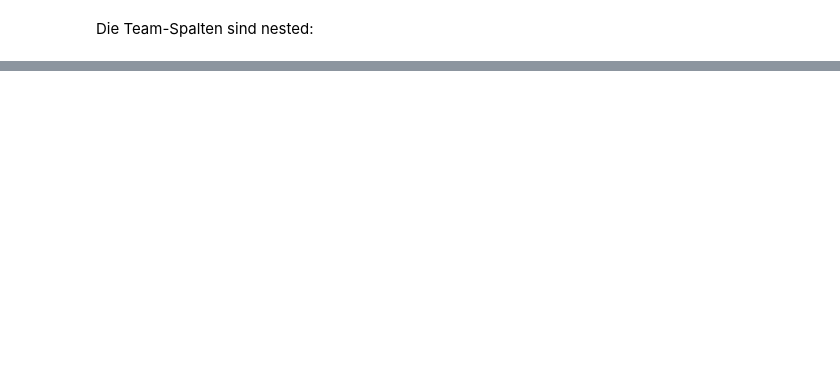
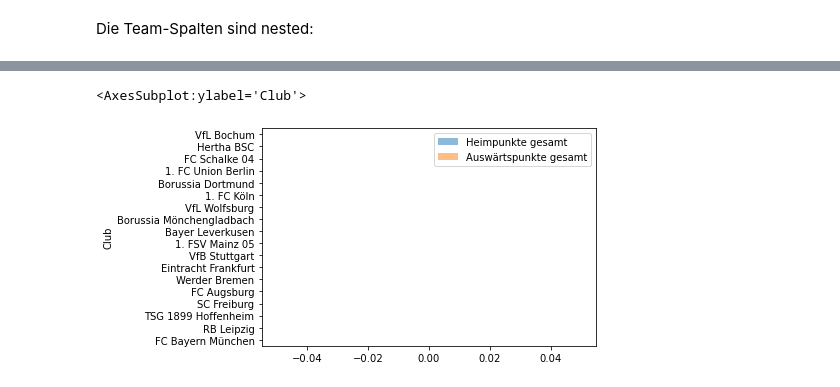
Before and after one commit to Davisned/Bundesliga_Data, a Jupyter notebook: Bundesliga_data.ipynb, the cells around one changed output, grey strips where cells are left out. Saved outputs shown, nothing was run; the diff lists cells and outputs as text; code cells hidden in the pictures; blank space fills up the shorter version.

```diff
--- a/Bundesliga_data.ipynb
+++ b/Bundesliga_data.ipynb
@@ -159,0 +350,6 @@ print(liste)
+# %%
+punktzahlen = list()
+stats = list()
+for df in spieltage_dfs:
+    punktzahlen.append(func_punkte(df))
+    stats.append(func_stats(df))
@@ -159,0 +404,3 @@ print(liste)
+# %%
+for club in clubs_set:
+    club_stats_dfs[club]["Tordifferenz"] =  club_stats_dfs[club]["Tore gesamt"]-club_stats_dfs[club]["Gegentore gesamt"]
@@ -159,0 +465,18 @@ print(liste)
+# %%
+def return_tabelle_df(spieltag):
+    cols = ["Club", "Punkte gesamt", "Tore gesamt", "Gegentore gesamt", "Tordifferenz"]
+    tabelle = pd.DataFrame(columns= cols)
+    # extrahiere für jeden Club die stats zum Stand des Spieltags
+    for pos, club in enumerate(clubs_set):
+        #tabelle.iloc[pos] = club_stats_dfs[club].loc[club_stats_dfs[club]["Spieltag"]==spieltag]
+        stats = club_stats_dfs[club].loc[club_stats_dfs[club]["Spieltag"]==spieltag]
+        stats.insert(loc=0, column= "Club", value = club)
+        #stats.insert(loc=0, column= "Tordifferenz", value = stats["Tore gesamt"]-stats["Gegentore gesamt"])
+        tabelle = pd.concat([tabelle, stats], ignore_index = True)
+    tabelle.sort_values(by = ["Punkte gesamt", "Tordifferenz"])
+    tabelle.reset_index(inplace = True, drop = True)
+    tabelle["Position"] = tabelle.index + 1
+    tabelle.set_index("Position", inplace = True)
+    cols  = ["Club", "Spieltag", "Punkte gesamt", "Tore gesamt", "Gegentore gesamt", "Tordifferenz"]
+    tabelle = tabelle.reindex(columns = cols)
+    return tabelle
@@ -159,0 +485,4 @@ print(liste)
+# %%
+tabellen_dict = {}
+for spieltag in range(1,35):
+    tabellen_dict[spieltag] = return_tabelle_df(spieltag)
@@ -159,0 +681,5 @@ print(liste)
+# %%
+tabellen_dict[1].set_index(keys = "Club")[["Heimpunkte gesamt", "Auswärtspunkte gesamt"]].plot.barh(stacked=True, alpha = 0.5)
+# %% [output]
+<AxesSubplot:ylabel='Club'>
+[figure, added]
```
Also changed, not shown: parts of 81 cells of this notebook, 1 other file.
